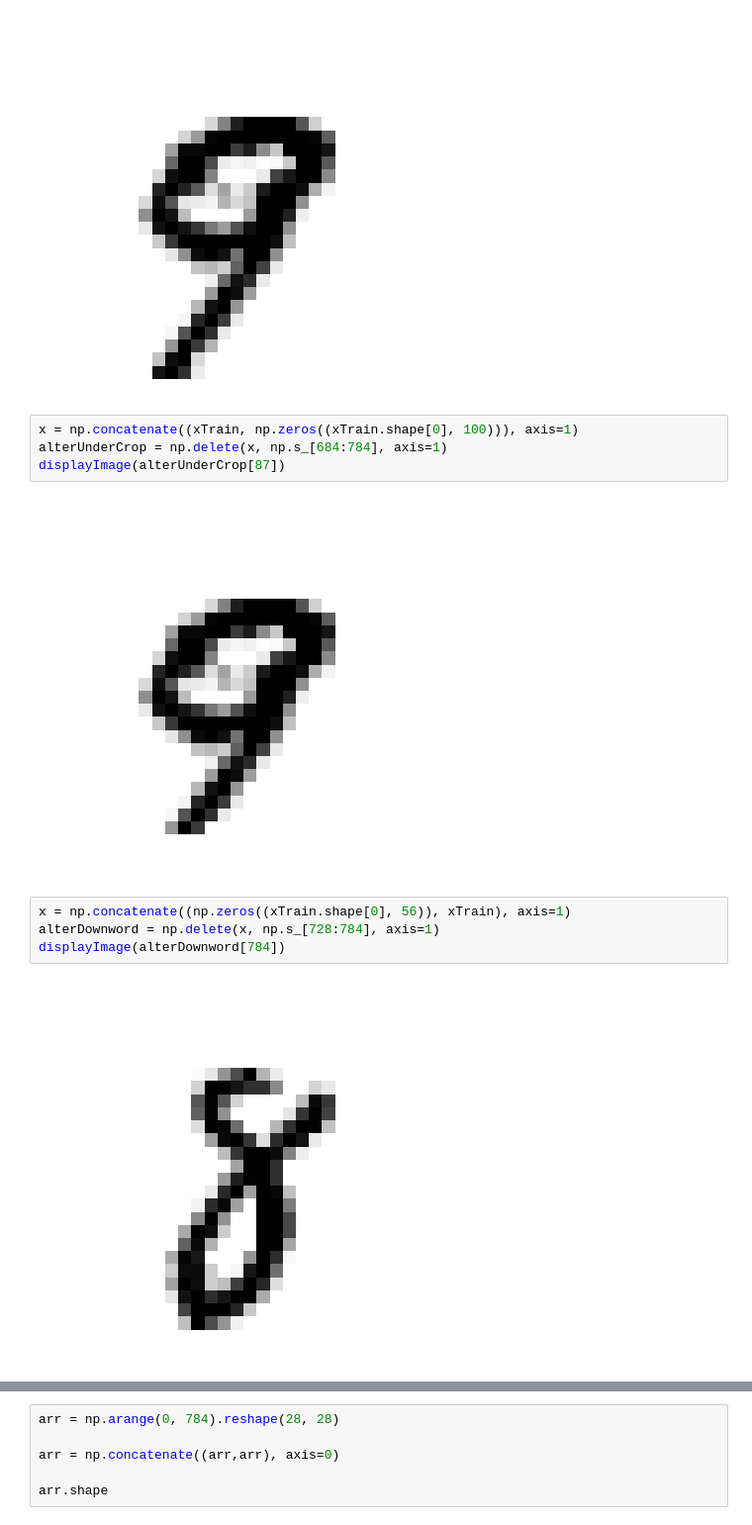
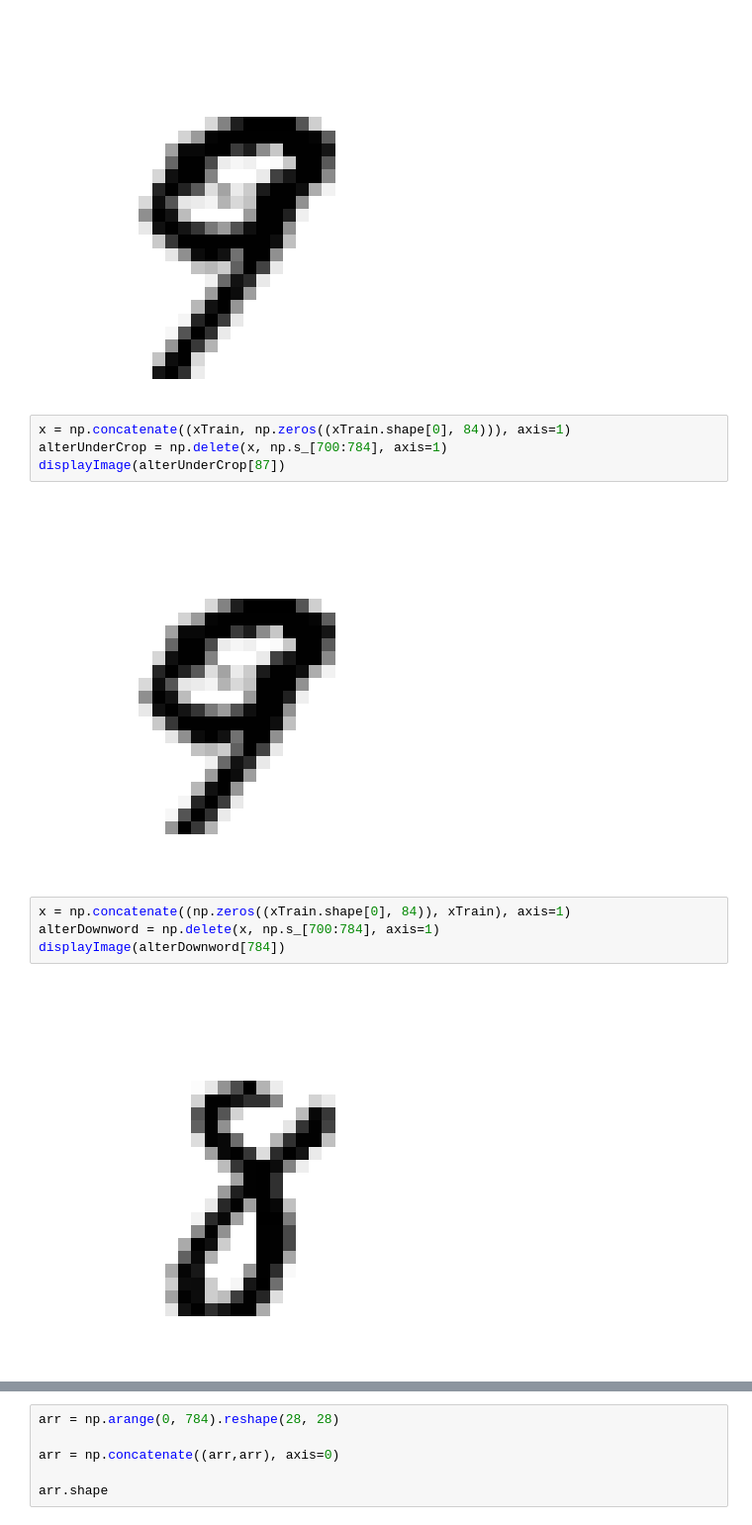
Before and after one commit to m-mhe/ml_practice, a Jupyter notebook: ExoandedMnist/main.ipynb, the cells around one changed output, grey strips where cells are left out. Shown at 99% size. Drawn from its saved outputs; the diff is of its cells as text.

```diff
--- a/ExoandedMnist/main.ipynb
+++ b/ExoandedMnist/main.ipynb
@@ -90,15 +93,15 @@ displayImage(xTrain[87])
 [figure]
 [figure]
 # %%
-x = np.concatenate((xTrain, np.zeros((xTrain.shape[0], 100))), axis=1)
-alterUnderCrop = np.delete(x, np.s_[684:784], axis=1)
+x = np.concatenate((xTrain, np.zeros((xTrain.shape[0], 84))), axis=1)
+alterUnderCrop = np.delete(x, np.s_[700:784], axis=1)
 displayImage(alterUnderCrop[87])
 # %% [output]
-[figure, old version]
+[figure, new version]
 # %%
-x = np.concatenate((np.zeros((xTrain.shape[0], 56)), xTrain), axis=1)
-alterDownword = np.delete(x, np.s_[728:784], axis=1)
+x = np.concatenate((np.zeros((xTrain.shape[0], 84)), xTrain), axis=1)
+alterDownword = np.delete(x, np.s_[700:784], axis=1)
 displayImage(alterDownword[784])
 # %% [output]
-[figure, old version]
+[figure, new version]
 # %%
```
Also changed, not shown: parts of 22 cells of this notebook, 2 other files.
